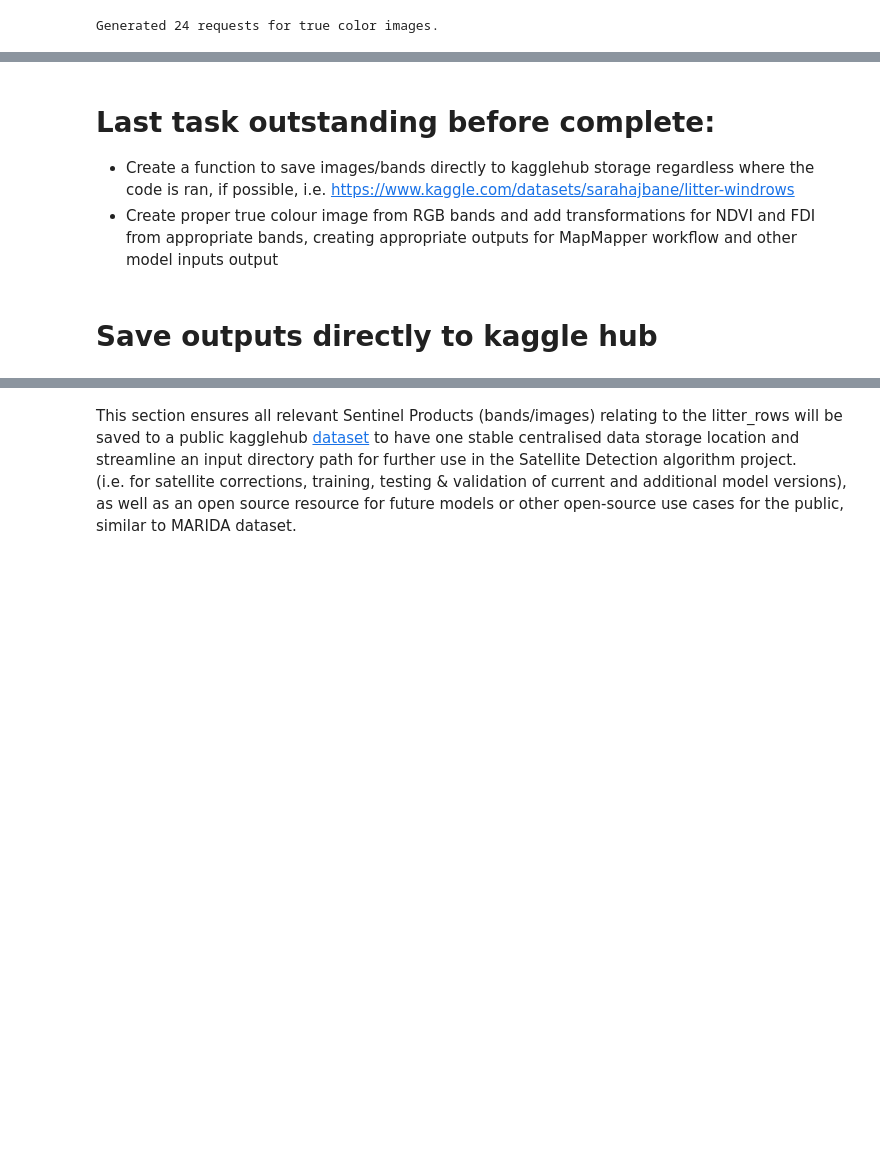
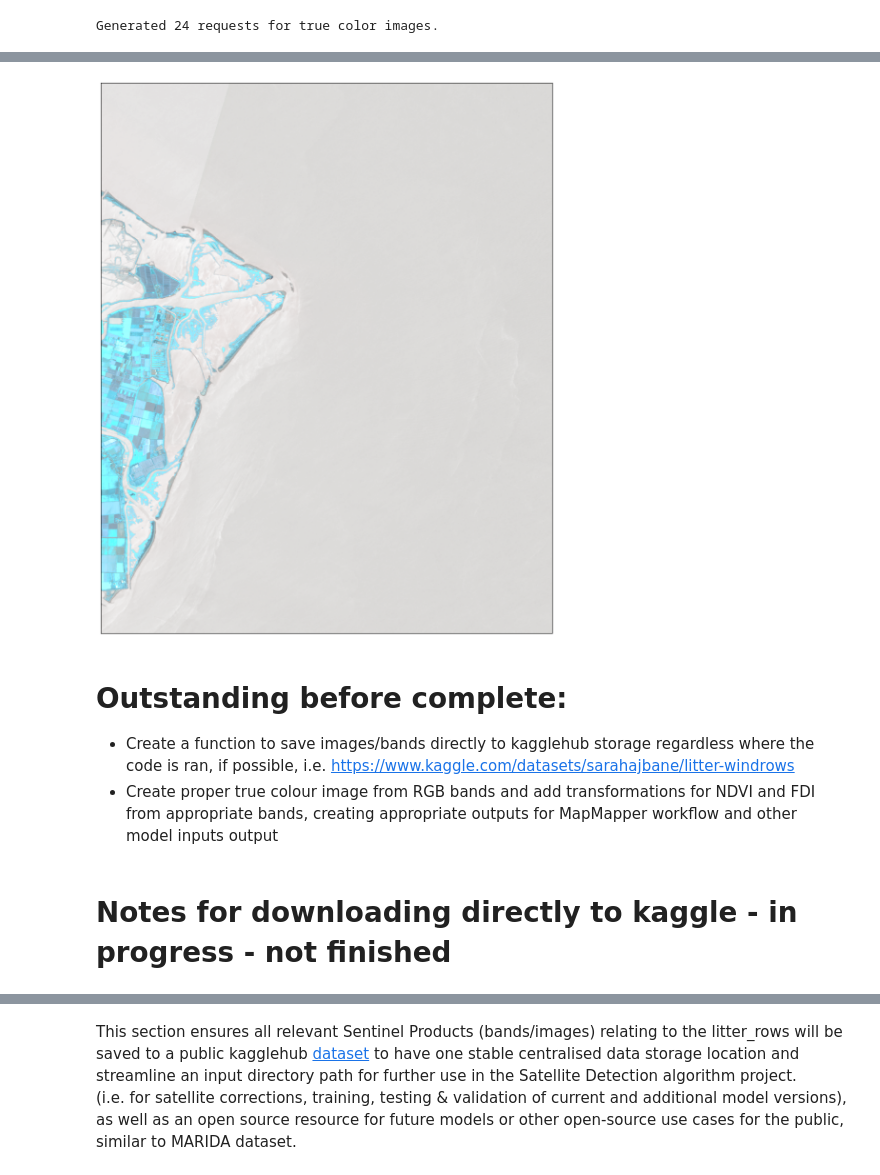
Before and after one commit to sagarbpatel31/Sagar_TriesteItalyChapter_PlasticDebrisDetection, a Jupyter notebook: task2-data-collection/Sentinel2L1C_download_matching_litterrows/S2MSI_dataspace_extraction.ipynb, the cells around one changed output, grey strips where cells are left out. Cells and saved outputs as stored; diff of their text form; code cells hidden in the pictures; blank space fills up the shorter version.

Commit message:
save direct to kaggle [in progress]

```diff
--- a/task2-data-collection/Sentinel2L1C_download_matching_litterrows/S2MSI_dataspace_extraction.ipynb
+++ b/task2-data-collection/Sentinel2L1C_download_matching_litterrows/S2MSI_dataspace_extraction.ipynb
@@ -343,6 +335,13 @@ Image type: uint8
+# %%
+# Image replotted for viewing only (red band only, as bands were not combined for RGB,FDI, or NVDI in eval script [yet])
+image_path = "../data/Po_River_July_2019/S2A_MSIL1C_20190703T101031_N0500_R022_T32TQQ_20230717T022229.SAFE.tiff"
+image = np.array(Image.open(image_path))
+plot_image(image, factor=6.5 / 500, clip_range=(0, 1))
+# %% [output]
+[figure, added]
 # %% [markdown]
-# Last task outstanding before complete:
+# Outstanding before complete:
 - Create a function to save images/bands directly to kagglehub storage regardless where the code is ran, if possible, i.e. https://www.kaggle.com/datasets/sarahajbane/litter-windrows
 - Create proper true colour image from RGB bands and add transformations for NDVI and FDI from appropriate bands, creating appropriate outputs for MapMapper workflow and other model inputs output
-# %% [markdown]
-# Save outputs directly to kaggle hub
+# %% [markdown]
+# Notes for downloading directly to kaggle - in progress - not finished
```
Also changed, not shown: parts of 14 cells of this notebook, 2 other files.
